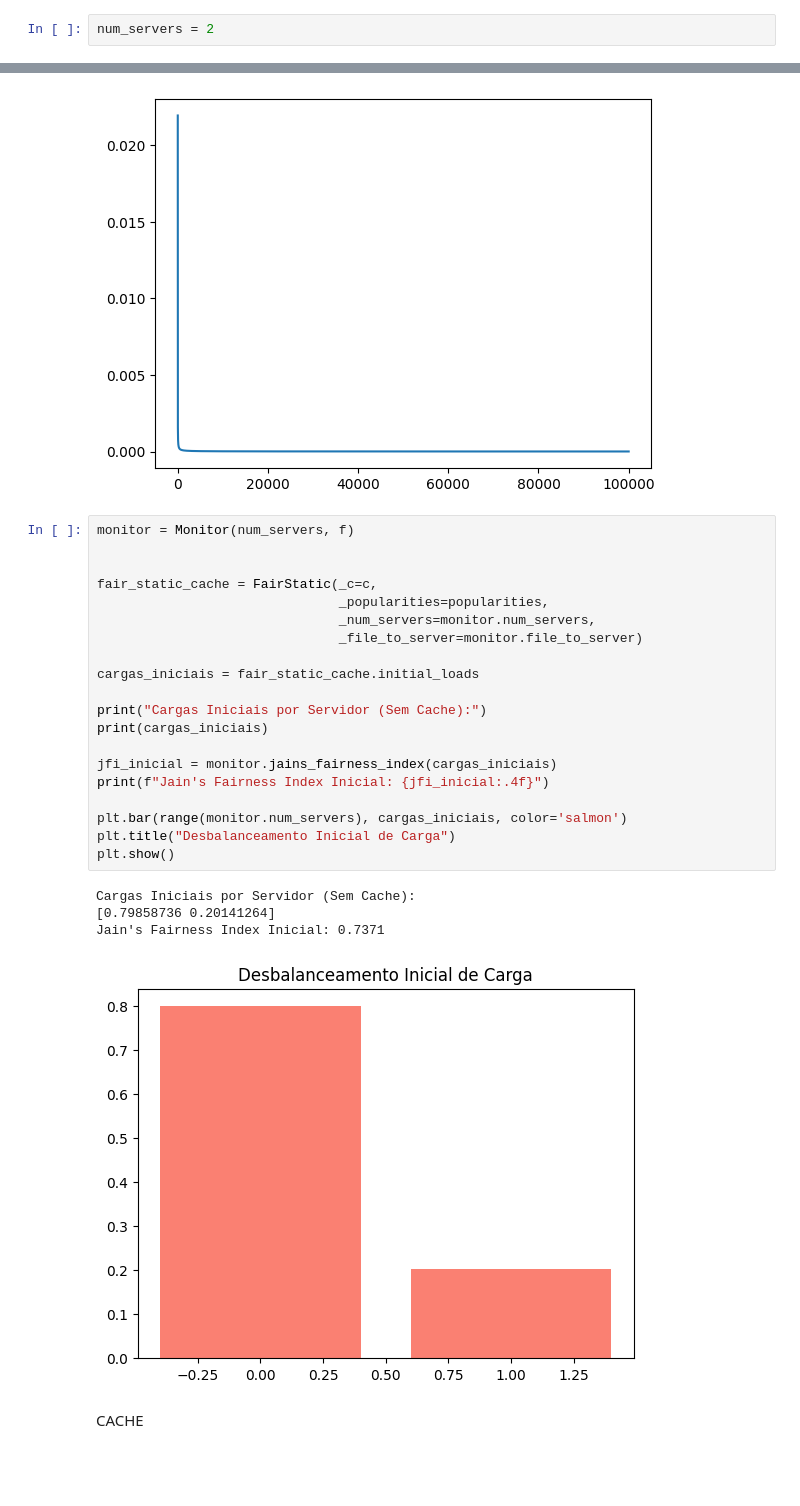
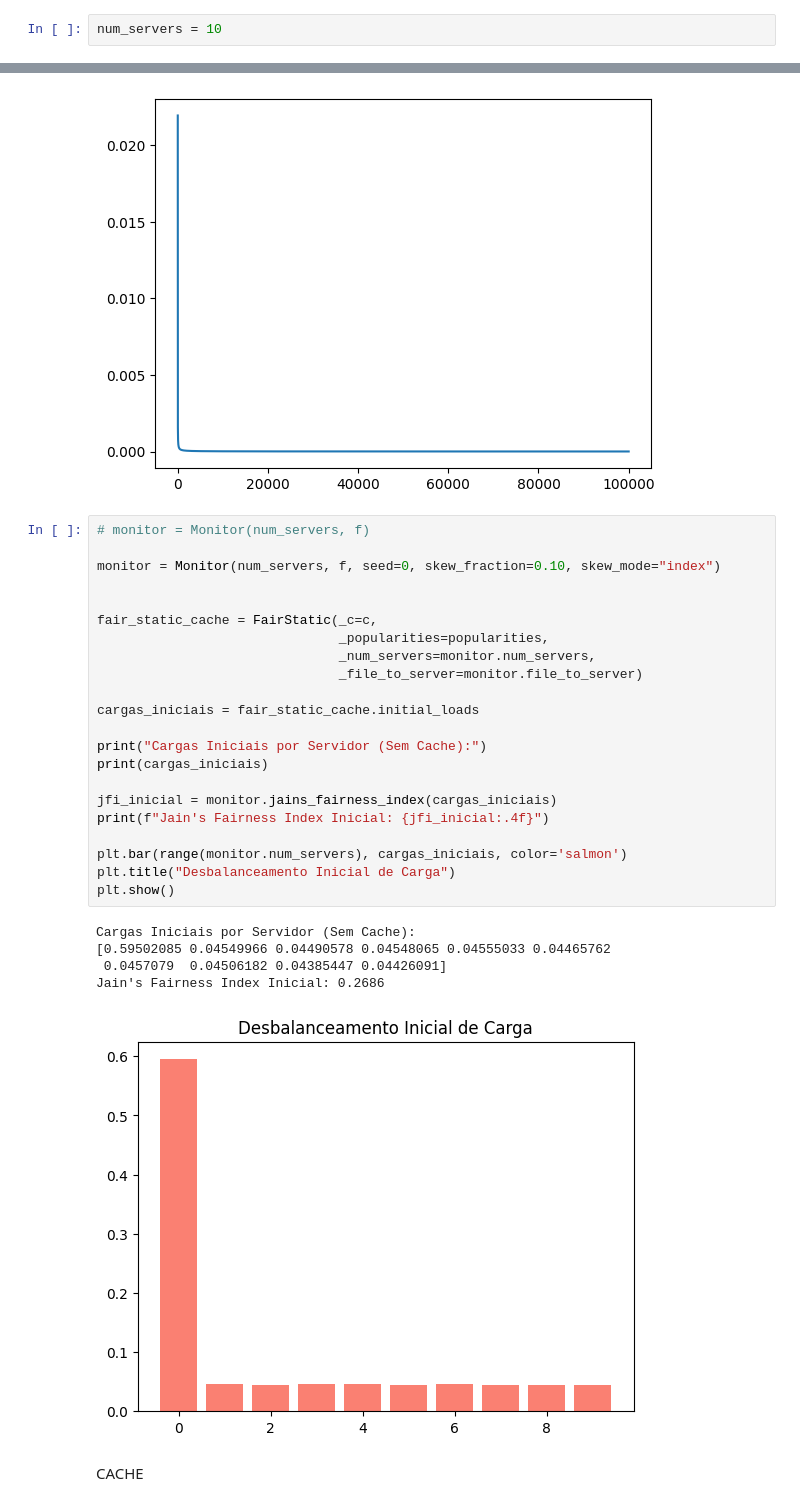
Before and after one commit to GiuliaMarcelaS/Caching_RL, a Jupyter notebook: RL_caching/notebook.ipynb, the cells around one changed output, grey strips where cells are left out. Cells and saved outputs as stored; diff of their text form; blank space fills up the shorter version.

```diff
--- a/RL_caching/notebook.ipynb
+++ b/RL_caching/notebook.ipynb
@@ -32,7 +29,7 @@ c = int (f * 0.01)
 initial_state = list(random.sample(range(f), c))
 q = 0.001
 # %%
-num_servers = 2
+num_servers = 10
 # %%
 popularities = Uniform(f)
 req = np.random.choice(f,t,p=popularities)
@@ -52,30 +49,33 @@ plt.show()
 # %% [output]
 [figure]
 # %%
-monitor = Monitor(num_servers, f)
+# monitor = Monitor(num_servers, f)
+
+monitor = Monitor(num_servers, f, seed=0, skew_fraction=0.10, skew_mode="index")
 
 
 fair_static_cache = FairStatic(_c=c,
                                _popularities=popularities,
                                _num_servers=monitor.num_servers,
                                _file_to_server=monitor.file_to_server)
 
 cargas_iniciais = fair_static_cache.initial_loads
 
 print("Cargas Iniciais por Servidor (Sem Cache):")
 print(cargas_iniciais)
 
 jfi_inicial = monitor.jains_fairness_index(cargas_iniciais)
 print(f"Jain's Fairness Index Inicial: {jfi_inicial:.4f}")
 
 plt.bar(range(monitor.num_servers), cargas_iniciais, color='salmon')
 plt.title("Desbalanceamento Inicial de Carga")
 plt.show()
 # %% [output]
 Cargas Iniciais por Servidor (Sem Cache):
-[0.79858736 0.20141264]
-Jain's Fairness Index Inicial: 0.7371
+[0.59502085 0.04549966 0.04490578 0.04548065 0.04555033 0.04465762
+ 0.0457079  0.04506182 0.04385447 0.04426091]
+Jain's Fairness Index Inicial: 0.2686
-[figure, old version]
+[figure, new version]
 # %% [markdown]
 CACHE
 # %% [markdown]
```
Also changed, not shown: parts of 15 cells of this notebook, 6 other files.
